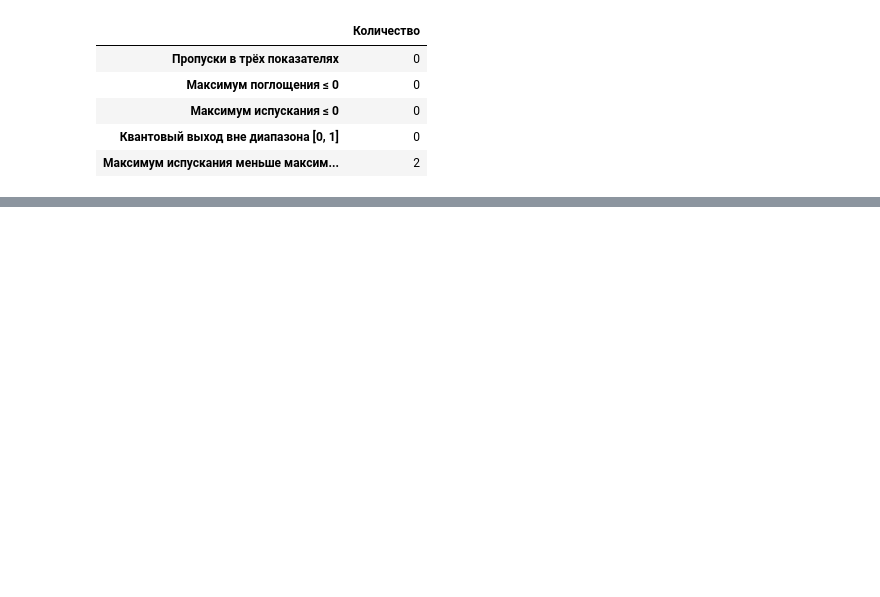
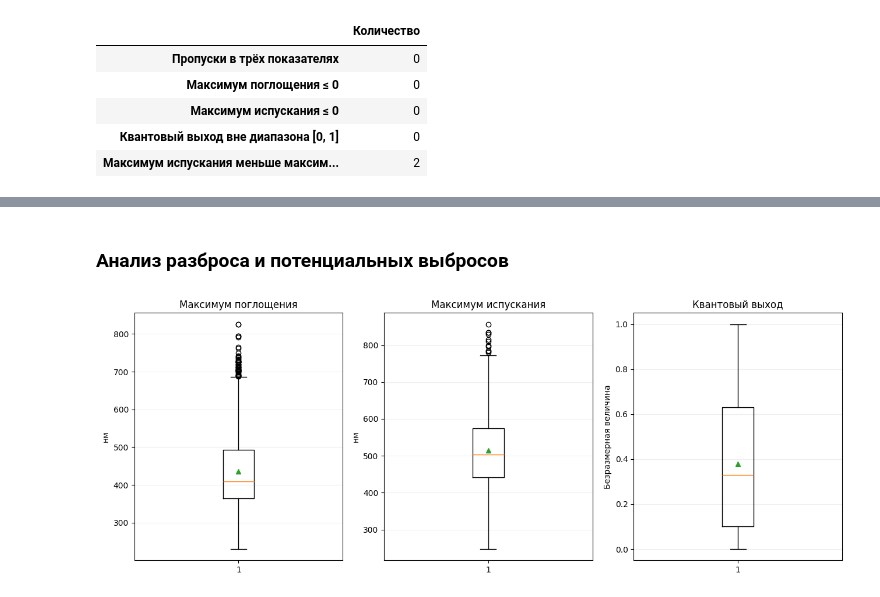
Before and after one commit to mdtokarev/App-Stat-Lab01, a Jupyter notebook: AppStatLab01.ipynb, the cells around one changed output, grey strips where cells are left out. Saved outputs shown, nothing was run; the diff lists cells and outputs as text; code cells hidden in the pictures; blank space fills up the shorter version.

Commit message:
Завершён первичный анализ данных о распределении трёх случайных величин. Построены гистограммы, boxplot, эмпирические функции распределения. Выявлены потенциальные выбросы.

```diff
--- a/AppStatLab01.ipynb
+++ b/AppStatLab01.ipynb
@@ -378,0 +632,30 @@ display(
+# %% [markdown]
+### Анализ разброса и потенциальных выбросов
+# %%
+columns = [
+    "Absorption max (nm)",
+    "Emission max (nm)",
+    "Quantum yield"
+]
+
+fig, axes = plt.subplots(1, 3, figsize=(13, 5))
+
+titles = [
+    "Максимум поглощения",
+    "Максимум испускания",
+    "Квантовый выход"
+]
+
+for ax, col, title in zip(axes, columns, titles):
+    ax.boxplot(
+        data[col].dropna(),
+        showmeans=True
+    )
+    ax.set_title(title)
+    ax.set_ylabel("нм" if col != "Quantum yield" else "Безразмерная величина")
+    ax.grid(axis="y", alpha=0.2)
+
+plt.tight_layout()
+plt.show()
+# %% [output]
+[figure, added]
```
Also changed, not shown: parts of 27 cells of this notebook.
